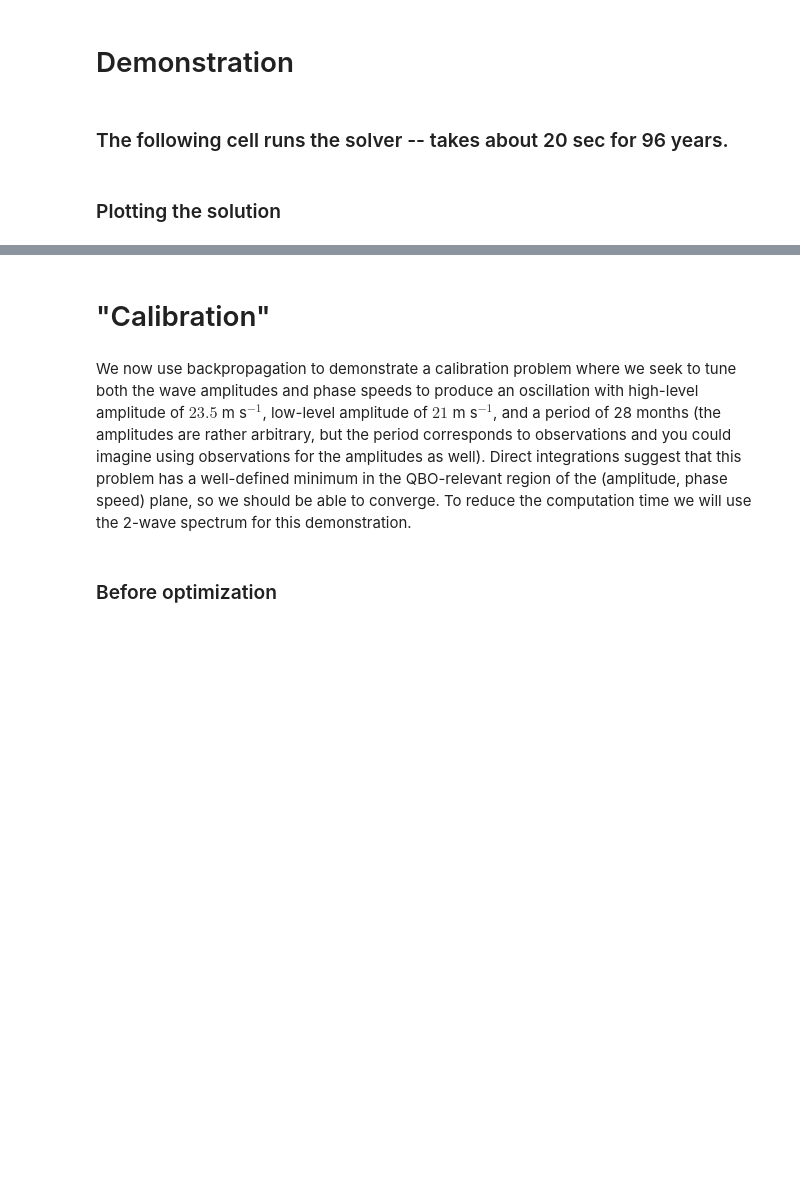
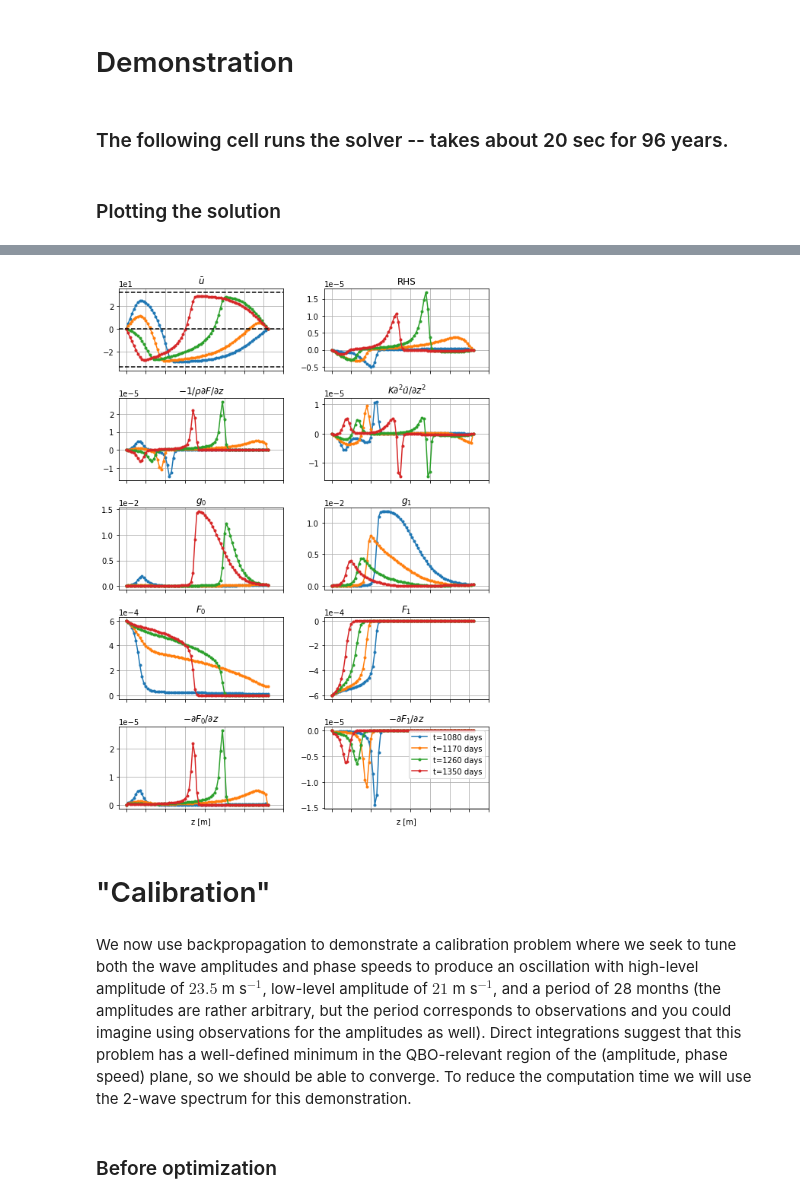
Before and after one commit to ofershamir/qbo1d, a Jupyter notebook: example.ipynb, the cells around one changed output, grey strips where cells are left out. Cells and saved outputs as stored; diff of their text form; code cells hidden in the pictures; blank space fills up the shorter version.

```diff
--- a/example.ipynb
+++ b/example.ipynb
@@ -112,3 +133,78 @@ ax[0].figure.colorbar(plt.cm.ScalarMappable(cmap="RdYlBu_r"), cax=cbar_ax0, form
+# %%
+fig_size = (08.00, 11.25)  #02.20+01.50)
+fig = plt.figure(figsize=fig_size)
+
+ax = []
+
+ax.append(fig.add_axes(ax_pos_inch_to_absolute(fig_size, [00.75, 09.25, 03.00, 01.50])))
+ax.append(fig.add_axes(ax_pos_inch_to_absolute(fig_size, [00.75, 07.25, 03.00, 01.50])))
+ax.append(fig.add_axes(ax_pos_inch_to_absolute(fig_size, [00.75, 05.25, 03.00, 01.50])))
+ax.append(fig.add_axes(ax_pos_inch_to_absolute(fig_size, [00.75, 03.25, 03.00, 01.50])))
+ax.append(fig.add_axes(ax_pos_inch_to_absolute(fig_size, [00.75, 01.25, 03.00, 01.50])))
+ax.append(fig.add_axes(ax_pos_inch_to_absolute(fig_size, [04.50, 09.25, 03.00, 01.50])))
+ax.append(fig.add_axes(ax_pos_inch_to_absolute(fig_size, [04.50, 07.25, 03.00, 01.50])))
+ax.append(fig.add_axes(ax_pos_inch_to_absolute(fig_size, [04.50, 05.25, 03.00, 01.50])))
+ax.append(fig.add_axes(ax_pos_inch_to_absolute(fig_size, [04.50, 03.25, 03.00, 01.50])))
+ax.append(fig.add_axes(ax_pos_inch_to_absolute(fig_size, [04.50, 01.25, 03.00, 01.50])))
+
+
+times = [ 360*3 + 90*i for i in range(4) ]
+
+x_ticks_list = np.arange(17e3, 37.5e3, 2500)
+
+ax[0].plot(solver.z[:], u[times, :].T, marker='.')
+ax[0].axhline(0., xmin=0, xmax=1, color='black', linestyle='dashed')
+ax[0].axhline(32., xmin=0, xmax=1, color='black', linestyle='dashed')
+ax[0].axhline(-33., xmin=0, xmax=1, color='black', linestyle='dashed')
+ax[0].set_title(r'$\bar{u}$')
+ax[0].xaxis.set_ticklabels([])
+
+
+ax[1].plot(solver.z[:], -S[times, :].T, marker='.')
+ax[1].set_title(r'$- 1 / \rho \partial F / \partial z$')
+ax[1].xaxis.set_ticklabels([])
+
+ax[2].plot(solver.z[:], g0[times, :].T, marker='.')
+ax[2].set_title(r'$g_0$')
+ax[2].xaxis.set_ticklabels([])
+
+ax[3].plot(solver.z[:], F0[times, :].T, marker='.')
+ax[3].set_title(r'$F_0$')
+ax[3].xaxis.set_ticklabels([])
+
+ax[4].plot(solver.z[:], -dF0[times, :].T, marker='.')
+ax[4].set_title(r'$- \partial F_0 / \partial z$')
+ax[4].xaxis.set_ticklabels([])
+ax[4].set_xlabel('z [m]', fontsize=10)
+
+ax[5].plot(solver.z[:], rhs[times, :].T, marker='.')
+ax[5].set_title('RHS')
+ax[5].xaxis.set_ticklabels([])
+
+ax[6].plot(solver.z[:], diffu[times, :].T, marker='.')
+ax[6].set_title(r'$K \partial^2 \bar{u} / \partial z^2$')
+ax[6].xaxis.set_ticklabels([])
+
+ax[7].plot(solver.z[:], g1[times, :].T, marker='.')
+ax[7].set_title(r'$g_1$')
+ax[7].xaxis.set_ticklabels([])
+
+ax[8].plot(solver.z[:], F1[times, :].T, marker='.')
+ax[8].set_title(r'$F_1$')
+ax[8].xaxis.set_ticklabels([])
+
+ax[9].plot(solver.z[:], -dF1[times, :].T, marker='.', label=['t=' + str(step) + ' days' for step in times])
+ax[9].set_title(r'$- \partial F_1 / \partial z$')
+ax[9].xaxis.set_ticklabels([])
+ax[9].set_xlabel('z [m]', fontsize=10)
+ax[9].legend()
+
+for i in range(10):
+    ax[i].set_xticks(x_ticks_list)
+    ax[i].grid()
+    ax[i].ticklabel_format(axis="y", style="sci", scilimits=(0,0))
+# %% [output]
+[figure, added]
 # %% [markdown]
 # "Calibration"
 # %% [markdown]
```
Also changed, not shown: parts of 5 cells of this notebook, 3 other files.
